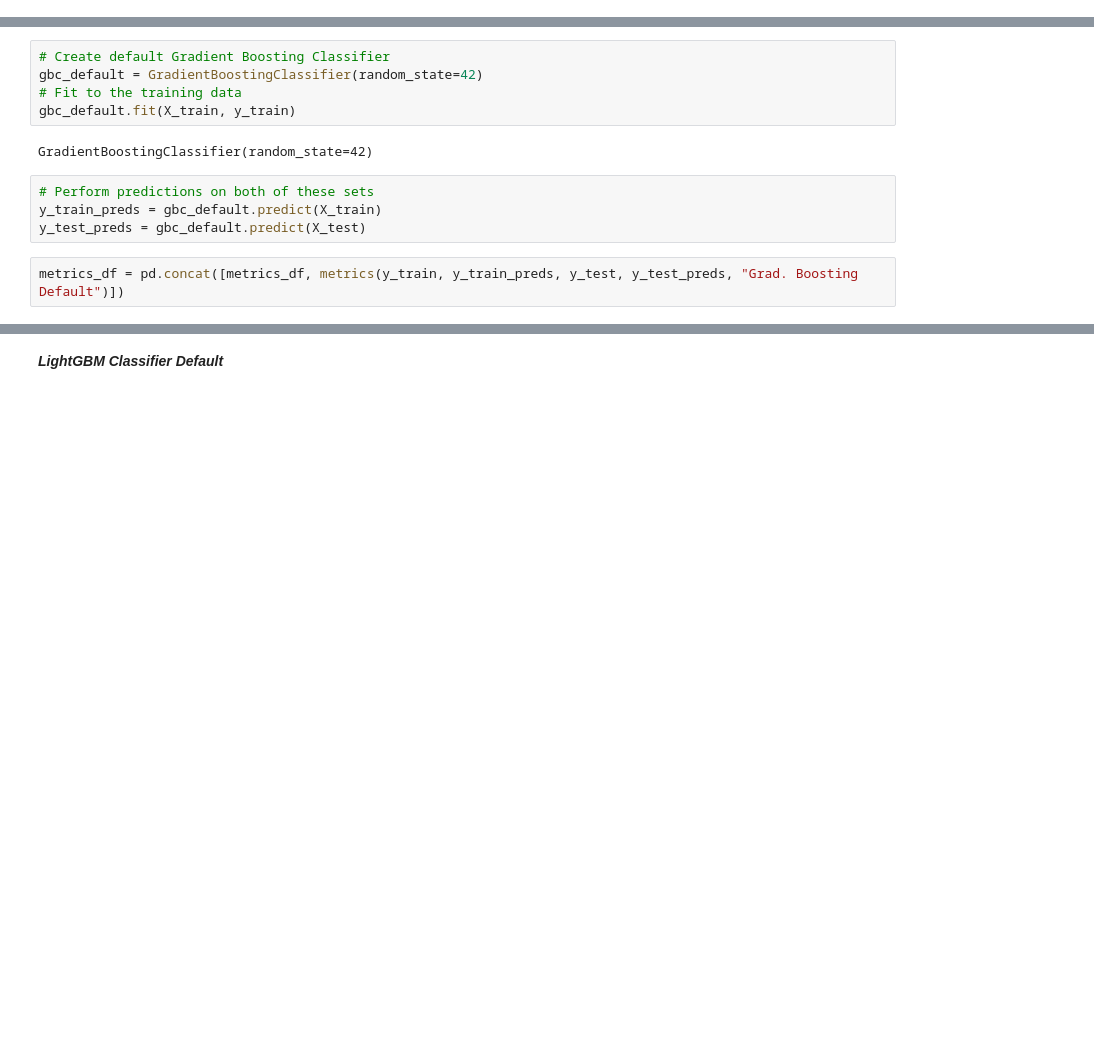
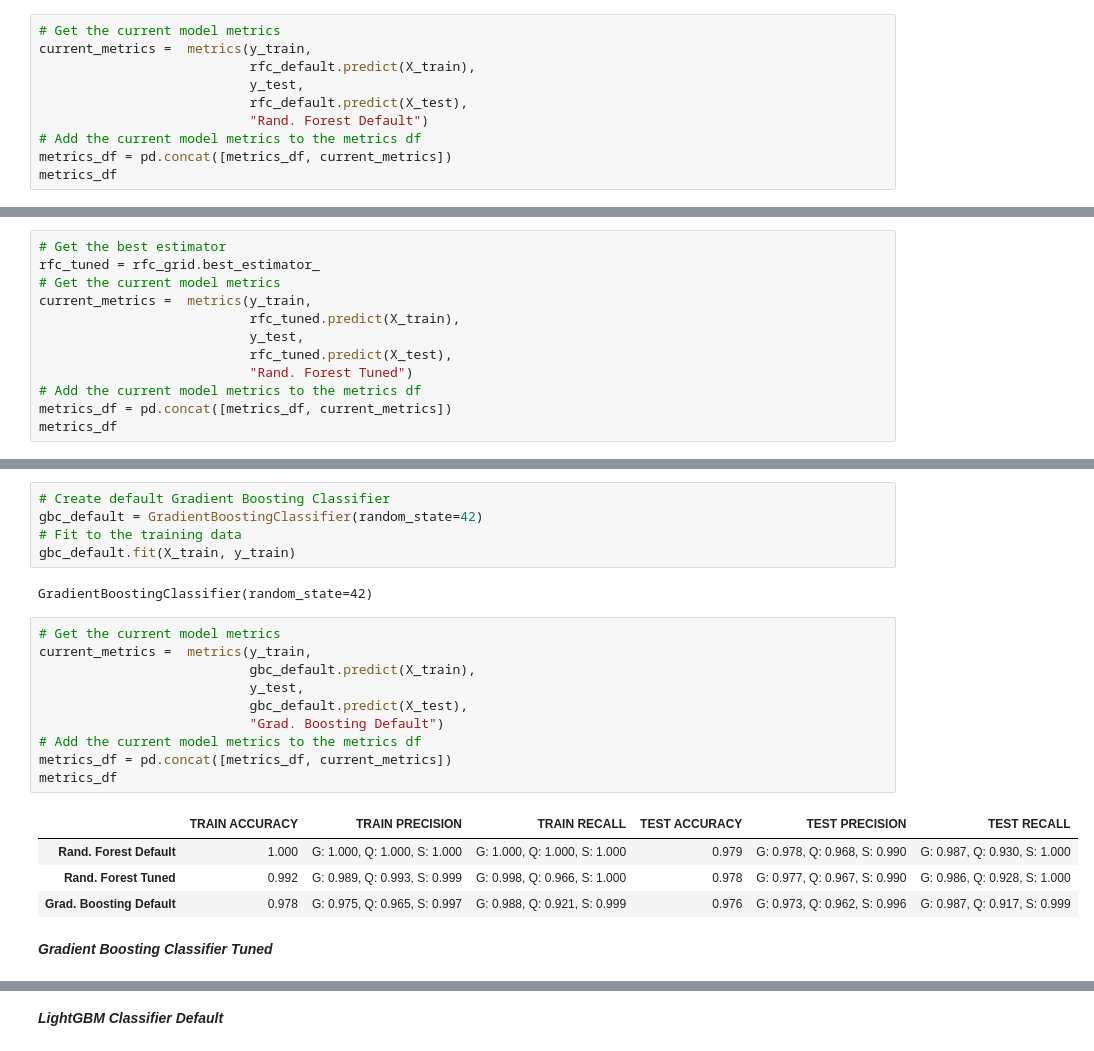
Before and after one commit to john-a-dixon/stellar-object-classification, a Jupyter notebook: stellar.ipynb, the cells around one changed output, grey strips where cells are left out. Saved outputs shown, nothing was run; the diff lists cells and outputs as text; blank space fills up the shorter version.

```diff
--- a/stellar.ipynb
+++ b/stellar.ipynb
@@ -420,0 +409,10 @@ metrics_df
+# %%
+# Get the current model metrics
+current_metrics =  metrics(y_train,
+                           rfc_default.predict(X_train),
+                           y_test,
+                           rfc_default.predict(X_test),
+                           "Rand. Forest Default")
+# Add the current model metrics to the metrics df
+metrics_df = pd.concat([metrics_df, current_metrics])
+metrics_df
@@ -458,0 +449,12 @@ metrics_df
+# %%
+# Get the best estimator
+rfc_tuned = rfc_grid.best_estimator_
+# Get the current model metrics
+current_metrics =  metrics(y_train,
+                           rfc_tuned.predict(X_train),
+                           y_test,
+                           rfc_tuned.predict(X_test),
+                           "Rand. Forest Tuned")
+# Add the current model metrics to the metrics df
+metrics_df = pd.concat([metrics_df, current_metrics])
+metrics_df
@@ -465,9 +471,20 @@ gbc_default = GradientBoostingClassifier(random_state=42)
 gbc_default.fit(X_train, y_train)
 # %% [output]
 GradientBoostingClassifier(random_state=42)
-# %%
-# Perform predictions on both of these sets
-y_train_preds = gbc_default.predict(X_train)
-y_test_preds = gbc_default.predict(X_test)
-# %%
-metrics_df = pd.concat([metrics_df, metrics(y_train, y_train_preds, y_test, y_test_preds, "Grad. Boosting Default")])
+# %%
+# Get the current model metrics
+current_metrics =  metrics(y_train,
+                           gbc_default.predict(X_train),
+                           y_test,
+                           gbc_default.predict(X_test),
+                           "Grad. Boosting Default")
+# Add the current model metrics to the metrics df
+metrics_df = pd.concat([metrics_df, current_metrics])
+metrics_df
+# %% [output]
+|  | TRAIN ACCURACY | TRAIN PRECISION | TRAIN RECALL | TEST ACCURACY | TEST PRECISION | TEST RECALL |
+| Rand. Forest Default | 1.000 | G: 1.000, Q: 1.000, S: 1.000 | G: 1.000, Q: 1.000, S: 1.000 | 0.979 | G: 0.978, Q: 0.968, S: 0.990 | G: 0.987, Q: 0.930, S: 1.000 |
+| Rand. Forest Tuned | 0.992 | G: 0.989, Q: 0.993, S: 0.999 | G: 0.998, Q: 0.966, S: 1.000 | 0.978 | G: 0.977, Q: 0.967, S: 0.990 | G: 0.986, Q: 0.928, S: 1.000 |
+| Grad. Boosting Default | 0.978 | G: 0.975, Q: 0.965, S: 0.997 | G: 0.988, Q: 0.921, S: 0.999 | 0.976 | G: 0.973, Q: 0.962, S: 0.996 | G: 0.987, Q: 0.917, S: 0.999 |
+# %% [markdown]
+**_Gradient Boosting Classifier Tuned_**
```
Also changed, not shown: parts of 18 cells of this notebook.
